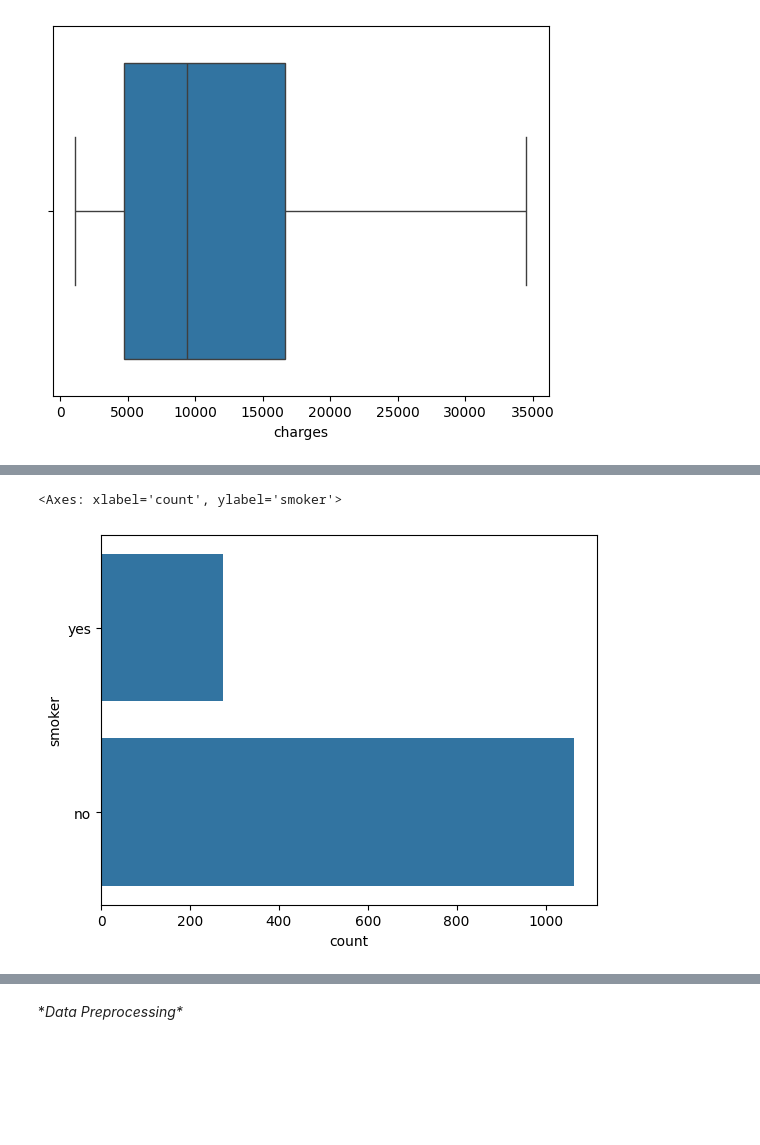
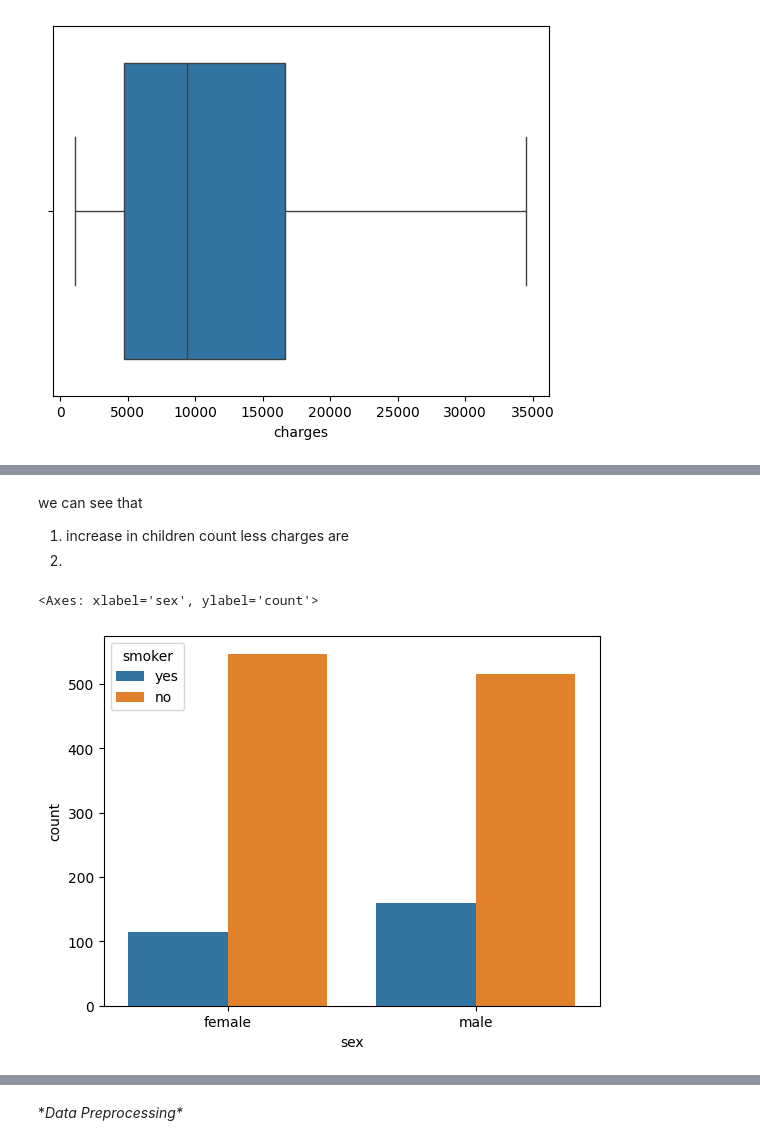
Before and after one commit to vigneshsurya1/insurance-cost-prediction, a Jupyter notebook: insurance.ipynb, the cells around one changed output, grey strips where cells are left out. Cells and saved outputs as stored; diff of their text form; code cells hidden in the pictures; blank space fills up the shorter version.

```diff
--- a/insurance.ipynb
+++ b/insurance.ipynb
@@ -150,5 +159,10 @@ sns.boxplot(df['charges'],orient='h')
+# %% [markdown]
+we can see that
+
+1.  increase in children count less charges are
+2.
 # %%
-sns.countplot(df['smoker'])
+sns.countplot(x=df['sex'],hue=df['smoker'])
 # %% [output]
-<Axes: xlabel='count', ylabel='smoker'>
+<Axes: xlabel='sex', ylabel='count'>
-[figure, old version]
+[figure, new version]
```
Also changed, not shown: parts of 7 cells of this notebook.
